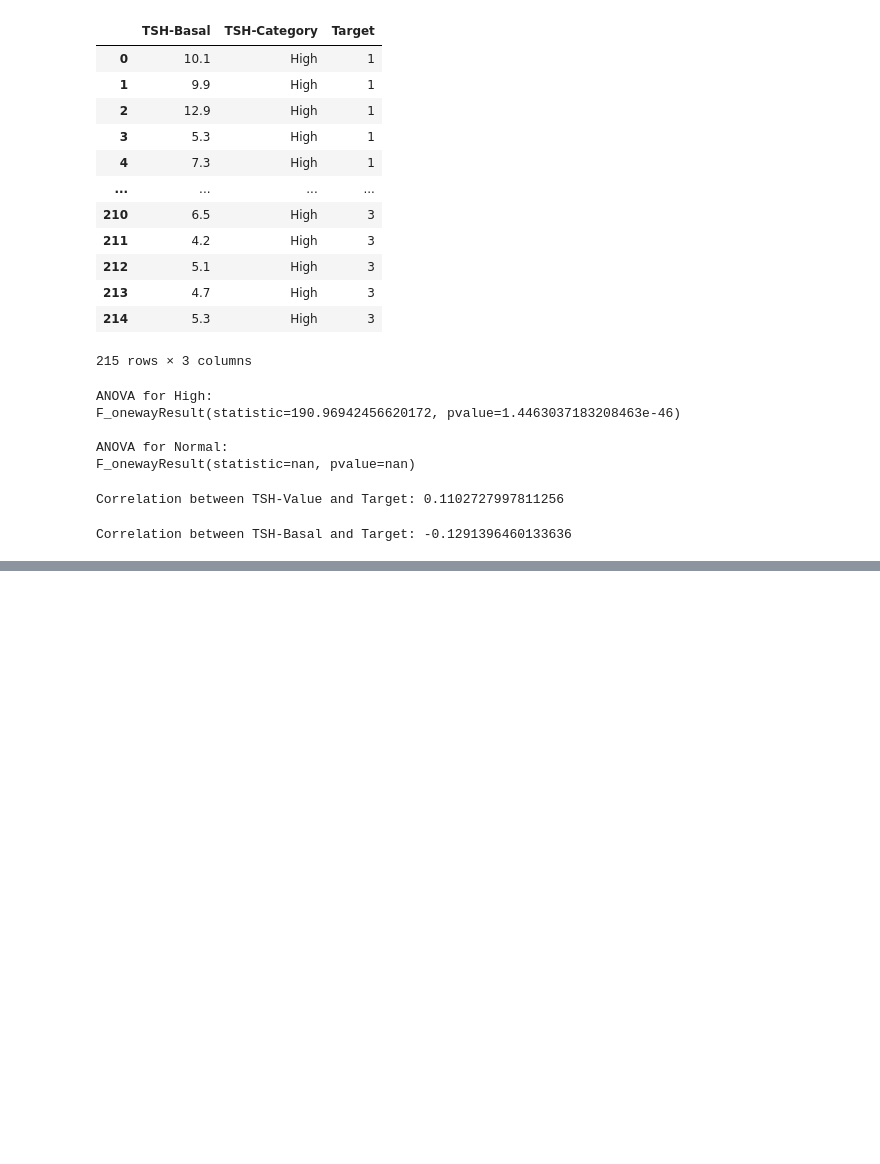
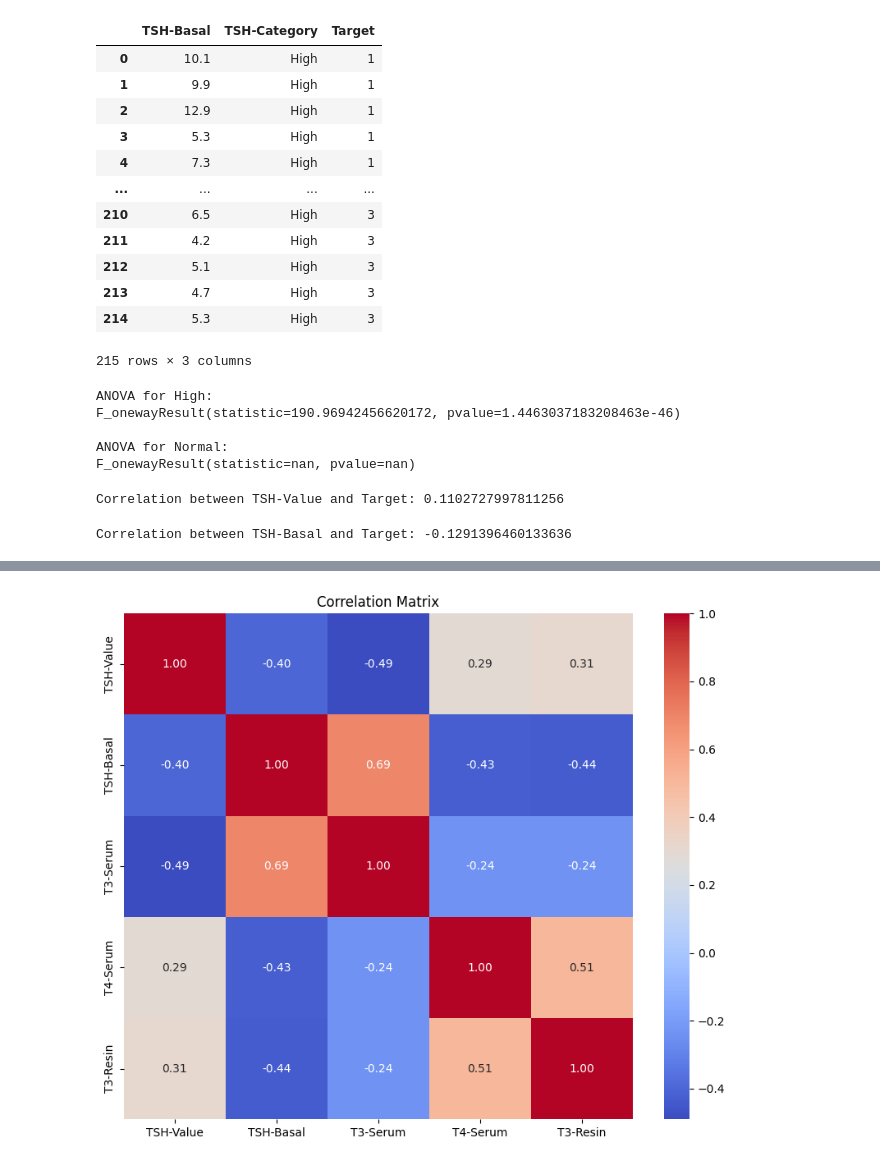
Before and after one commit to LokeRuiKee/CompBioI, a Jupyter notebook: Group 8 Project.ipynb, the cells around one changed output, grey strips where cells are left out. Drawn from its saved outputs; the diff is of its cells as text; code cells hidden in the pictures; blank space fills up the shorter version.

Commit message:
updated until feature selection

```diff
--- a/Group 8 Project.ipynb
+++ b/Group 8 Project.ipynb
@@ -652,0 +1081,67 @@ Correlation between TSH-Basal and Target: -0.1291396460133636
+# %%
+#Chapter 4: Feature Selection
+#4.4: Correlation-Based Method (With Visualization)
+
+import pandas as pd
+import numpy as np
+import seaborn as sns
+import matplotlib.pyplot as plt
+from sklearn.model_selection import train_test_split
+from sklearn.naive_bayes import GaussianNB
+from sklearn.metrics import accuracy_score, confusion_matrix, classification_report
+
+# GitHub raw URL for the CSV file
+url = 'https://raw.githubusercontent.com/jbrownlee/Datasets/master/new-thyroid.csv'
+
+# Assuming you have labeled the columns as follows
+columns = ['TSH-Value', 'TSH-Basal', 'T3-Serum', 'T4-Serum', 'T3-Resin', 'Target']
+
+# Read the dataset into a DataFrame with custom column names
+df = pd.read_csv(url, header=None, names=columns)
+
+# Separate features and target variable
+X = df.drop('Target', axis=1)
+y = df['Target']
+
+# Split the data into training and testing sets
+X_train, X_test, y_train, y_test = train_test_split(X, y, test_size=0.2, random_state=42)
+
+# Calculate correlation coefficients between features and target
+correlations = X_train.apply(lambda x: x.corr(y_train))
+
+# Select the top-n features based on correlation
+num_features_to_select = 3  # You can adjust this based on your requirements
+selected_features = correlations.abs().nlargest(num_features_to_select).index
+
+# Visualize the correlation matrix
+plt.figure(figsize=(10, 8))
+sns.heatmap(X_train.corr(), annot=True, cmap='coolwarm', fmt=".2f")
+plt.title("Correlation Matrix")
+plt.show()
+
+# Display the selected features
+print("Selected Features:")
+print(selected_features)
+
+# Train a Naive Bayes classifier on the selected features
+nb_classifier = GaussianNB()
+nb_classifier.fit(X_train[selected_features], y_train)
+
+# Make predictions on the test data
+y_pred = nb_classifier.predict(X_test[selected_features])
+
+# Evaluate the accuracy
+accuracy = accuracy_score(y_test, y_pred)
+
+# Display the confusion matrix and accuracy
+print("\nConfusion Matrix:")
+print(confusion_matrix(y_test, y_pred))
+
+# Display classification report
+print("\nClassification Report:")
+print(classification_report(y_test, y_pred))
+
+# Display the accuracy
+print(f"\nAccuracy: {accuracy:.2f}")
+# %% [output]
+[figure, added]
```
Also changed, not shown: parts of 13 cells of this notebook.
